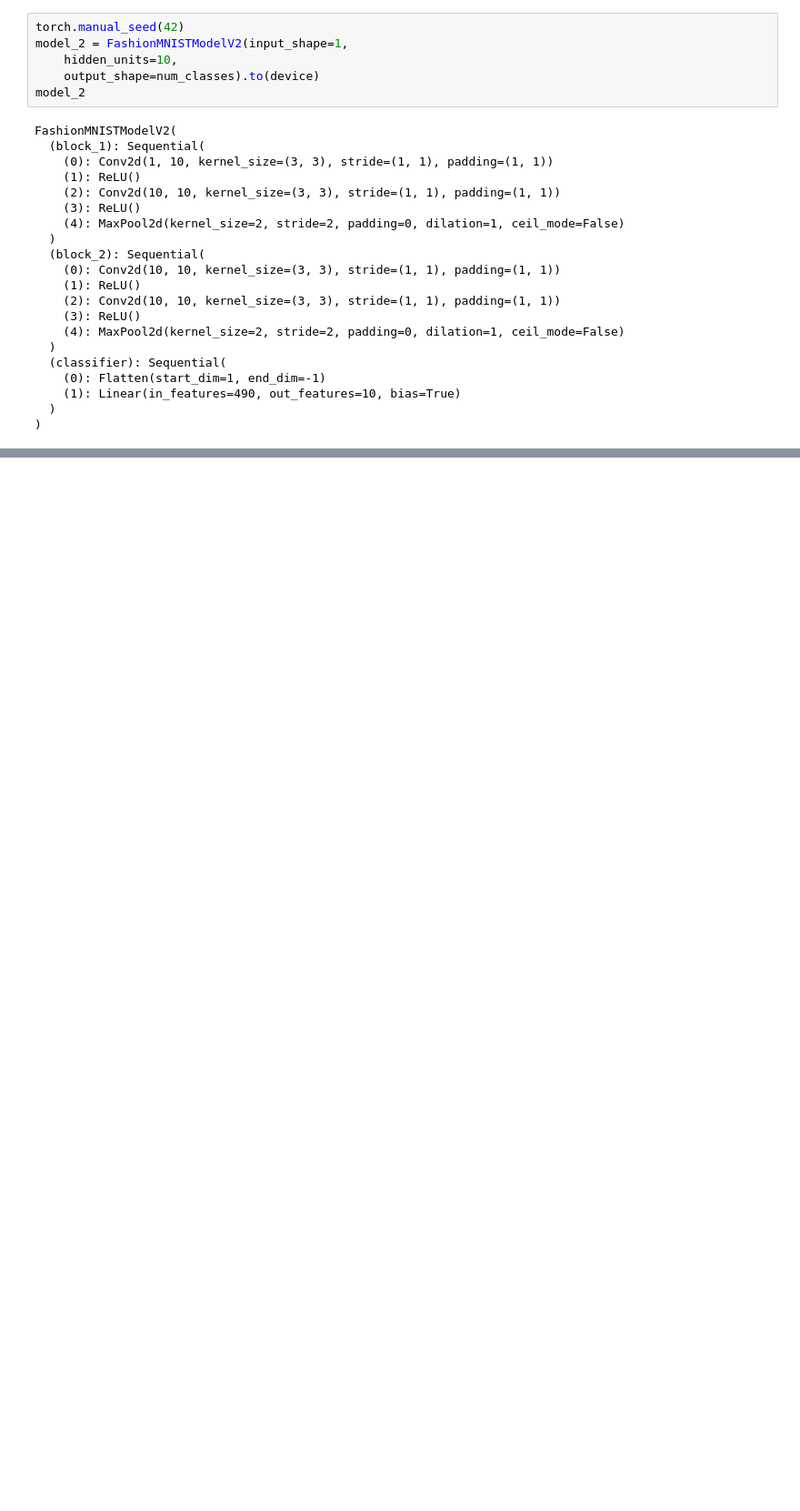
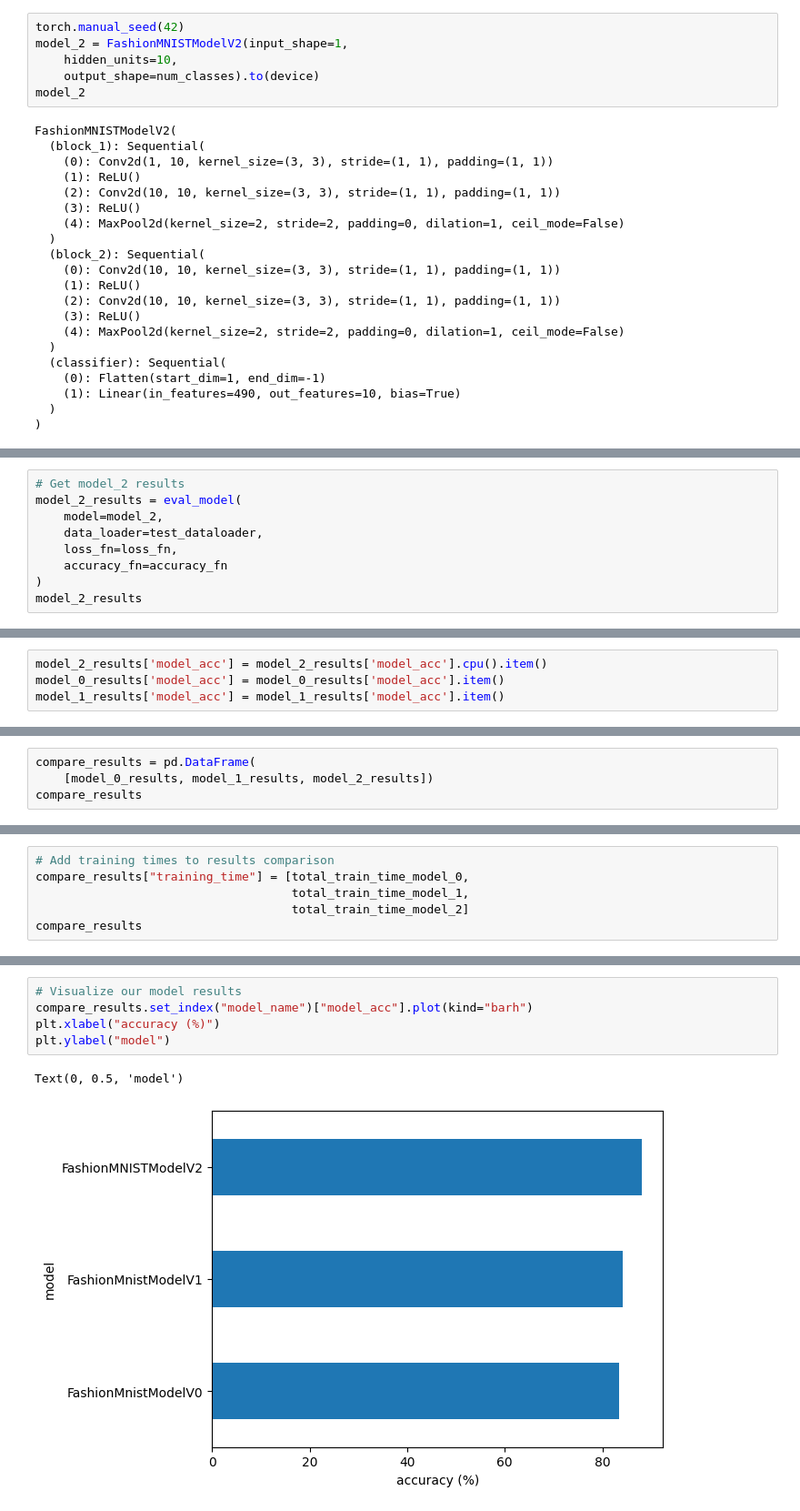
Before and after one commit to Victoran0/Pytorch, a Jupyter notebook: computer-vision.ipynb, the cells around one changed output, grey strips where cells are left out. Shown at 91% size. Drawn from its saved outputs; the diff is of its cells as text; blank space fills up the shorter version.

```diff
--- a/computer-vision.ipynb
+++ b/computer-vision.ipynb
@@ -576,0 +640,9 @@ FashionMNISTModelV2(
+# %%
+# Get model_2 results
+model_2_results = eval_model(
+    model=model_2,
+    data_loader=test_dataloader,
+    loss_fn=loss_fn,
+    accuracy_fn=accuracy_fn
+)
+model_2_results
@@ -576,0 +653,4 @@ FashionMNISTModelV2(
+# %%
+model_2_results['model_acc'] = model_2_results['model_acc'].cpu().item()
+model_0_results['model_acc'] = model_0_results['model_acc'].item()
+model_1_results['model_acc'] = model_1_results['model_acc'].item()
@@ -576,0 +663,4 @@ FashionMNISTModelV2(
+# %%
+compare_results = pd.DataFrame(
+    [model_0_results, model_1_results, model_2_results])
+compare_results
@@ -576,0 +672,6 @@ FashionMNISTModelV2(
+# %%
+# Add training times to results comparison
+compare_results["training_time"] = [total_train_time_model_0,
+                                    total_train_time_model_1,
+                                    total_train_time_model_2]
+compare_results
@@ -576,0 +683,8 @@ FashionMNISTModelV2(
+# %%
+# Visualize our model results
+compare_results.set_index("model_name")["model_acc"].plot(kind="barh")
+plt.xlabel("accuracy (%)")
+plt.ylabel("model")
+# %% [output]
+Text(0, 0.5, 'model')
+[figure, added]
```
Also changed, not shown: parts of 33 cells of this notebook.
